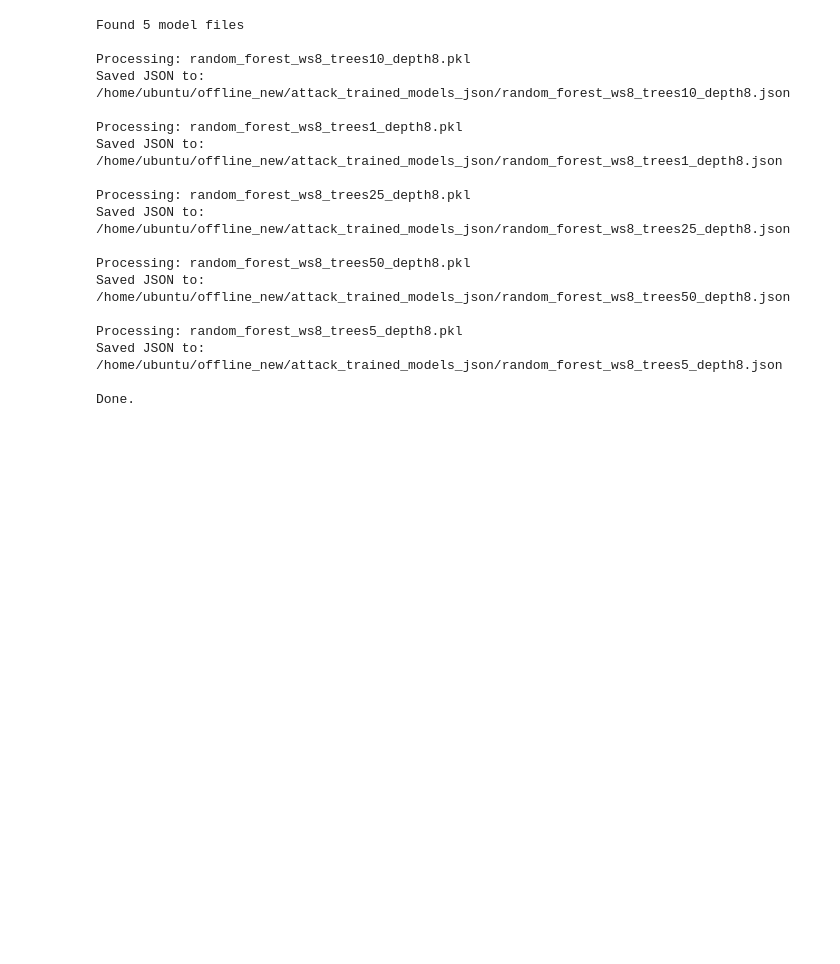
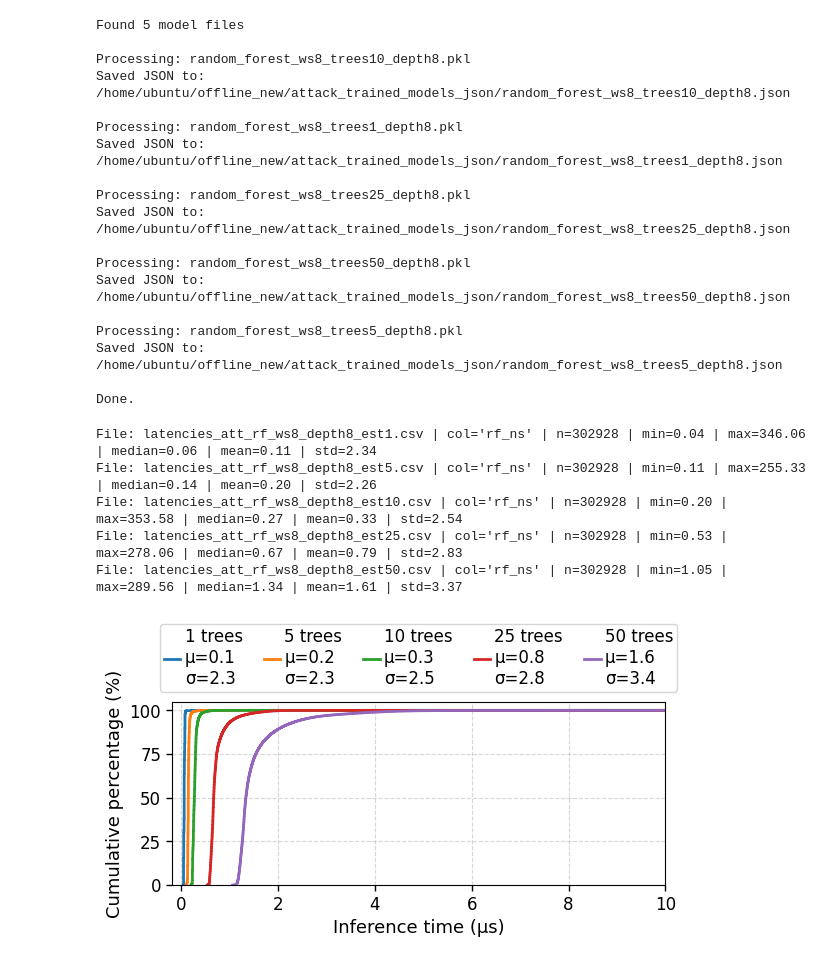
Before and after one commit to samiachoueiri/DPDK-ICS-RF, a Jupyter notebook: results/attack/cyberattack_figures.ipynb, the cells around one changed output. Saved outputs shown, nothing was run; the diff lists cells and outputs as text; code cells hidden in the pictures; blank space fills up the shorter version.

```diff
--- a/results/attack/cyberattack_figures.ipynb
+++ b/results/attack/cyberattack_figures.ipynb
@@ -1509,10 +1509,10 @@ import pandas as pd
 import matplotlib.pyplot as plt
 
 DATA_DIR = "exp4_online"
-PATTERN = "latencies_rf_ws8_depth32_est*.csv"
+PATTERN = "latencies_att_rf_ws8_depth8_est*.csv"
 OUT_PLOT = os.path.join(DATA_DIR, "latency_cdfs_ws8_depth32.pdf")
 
-FIGSIZE = (6, 4.25)
+FIGSIZE = (6.3, 4.5)
 LINEWIDTH = 2
 COLORS = ["#1f77b4", "#ff7f0e", "#2ca02c", "#d62728", "#9467bd"]  # 5 distinct colors
 MARKERS = [None]*5
@@ -1617,8 +1617,9 @@ for i, fp in enumerate(files):
 # Cosmetics
 ax.set_xlabel("Inference time (μs)")
 ax.set_ylabel("Cumulative percentage (%)")
-ax.grid(axis='x', linestyle='--', alpha=0.5)
+ax.grid(True, linestyle='--', alpha=0.5)
 ax.set_ylim(0, 105)
+ax.set_xlim(-0.2, 10)
 # ax.set_xscale("symlog")
 
 ax.tick_params(
@@ -1632,31 +1633,40 @@ ax.tick_params(
     left=True,
     right=False          # 🔴 show right tick marks
 )
 
 # Legend above plot, multi-column, with title explaining the numbers are tree counts
 legend = ax.legend(
     handles,
     labels,
     loc='upper center',
-    bbox_to_anchor=(0.5, 1.45),  # slightly higher for 3-line entries
+    bbox_to_anchor=(0.5, 1.47),  # slightly higher for 3-line entries
     ncol=5,
     frameon=True,
     # title="Number of trees"
     columnspacing=1.25,     # horizontal spacing between columns
     handletextpad=0.25,     # space between line symbol and text
     labelspacing=0.1,      # vertical spacing between lines
     borderpad=0.25,          # padding inside legend box
     handlelength=1
 )
 
 # Make legend title clarify units (optional)
 legend.get_title().set_fontsize(10)
 # Left-align multiline legend texts
 for text in legend.get_texts():
     text.set_multialignment('left')
 
+fig.subplots_adjust(left=0.001, right=1.5)
+
 # Tight layout and save
 plt.tight_layout()
 os.makedirs(os.path.dirname(OUT_PLOT) or ".", exist_ok=True)
 plt.savefig(OUT_PLOT, dpi=300, bbox_inches='tight')
 plt.show()
+# %% [output]
+File: latencies_att_rf_ws8_depth8_est1.csv | col='rf_ns' | n=302928 | min=0.04 | max=346.06 | median=0.06 | mean=0.11 | std=2.34
+File: latencies_att_rf_ws8_depth8_est5.csv | col='rf_ns' | n=302928 | min=0.11 | max=255.33 | median=0.14 | mean=0.20 | std=2.26
+File: latencies_att_rf_ws8_depth8_est10.csv | col='rf_ns' | n=302928 | min=0.20 | max=353.58 | median=0.27 | mean=0.33 | std=2.54
+File: latencies_att_rf_ws8_depth8_est25.csv | col='rf_ns' | n=302928 | min=0.53 | max=278.06 | median=0.67 | mean=0.79 | std=2.83
+File: latencies_att_rf_ws8_depth8_est50.csv | col='rf_ns' | n=302928 | min=1.05 | max=289.56 | median=1.34 | mean=1.61 | std=3.37
+[figure, added]
```
Also changed, not shown: 19 other files.
